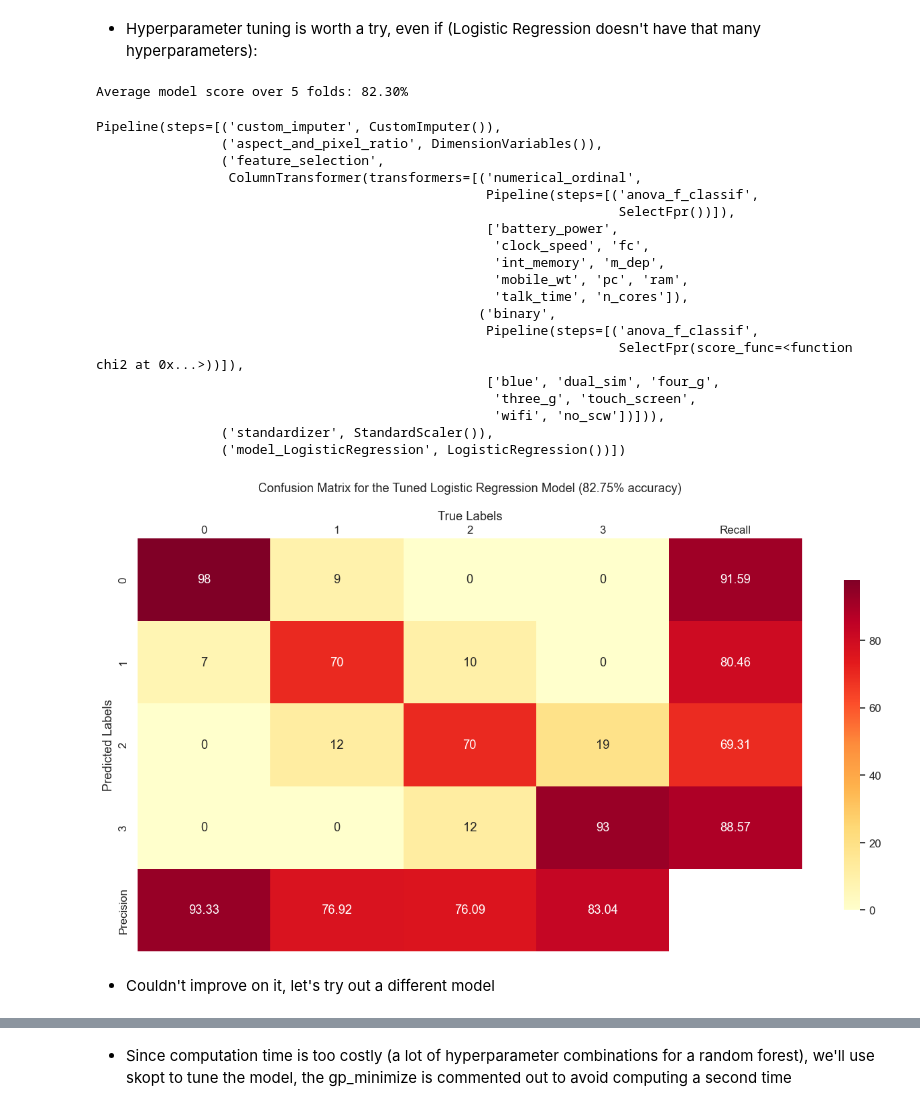
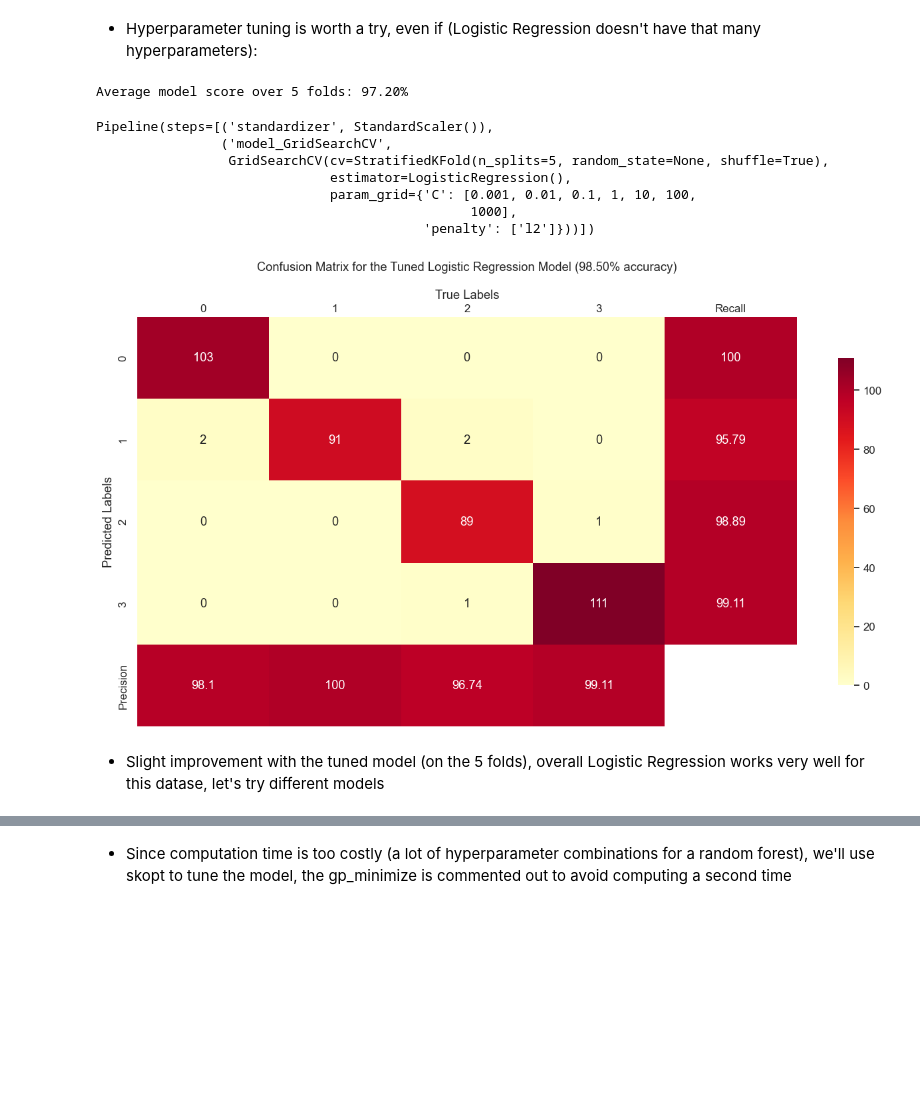
Before and after one commit to MrAnasAbid/MobilPrix, a Jupyter notebook: src/bayesian_opt.ipynb, the cells around one changed output, grey strips where cells are left out. Cells and saved outputs as stored; diff of their text form; code cells hidden in the pictures; blank space fills up the shorter version.

Commit message:
Slight modification

```diff
--- a/src/bayesian_opt.ipynb
+++ b/src/bayesian_opt.ipynb
@@ -509,5 +443,23 @@ def define_pipeline(model=None, tree = False):
+# %%
+def define_pipeline(model=None, scaler = False):
+    """
+    Function to create a pipeline with a certain model as an argument
+    If no model is passed, only the preprocessing steps are instanciated
+    """
+    preprocessing_steps = [
+        #('custom_imputer', CustomImputer()),
+        #('aspect_and_pixel_ratio', DimensionVariables()),
+    ]
+
+    if scaler:
+        preprocessing_steps.append(('standardizer', preprocessing.StandardScaler()))
+
+    if model is not None:
+        preprocessing_steps.append((f"model_{str(model).split('(')[0]}", model))
+
+    pipeline = Pipeline(preprocessing_steps)
+    return pipeline
 # %%
 y = data["price_range"]
 X = data.drop("price_range", axis = 1, inplace=False)
-X["no_scw"] = X.apply(lambda x: 1 if x["sc_w"] == 0 else 0, axis = 1)
-X = X[numerical_cols+ordinal_cols]
+X = X.drop(binary_cols, axis = 1)
@@ -553,12 +519,13 @@ For the rest of the analysis, a 5 fold cross validation metric will be used, if
 # %% [markdown]
 ## 1 - Logistic Regression
 # %%
-X_train, X_val, y_train, y_val= model_selection.train_test_split(X, y, train_size=0.8, random_state=42)
-LR = define_pipeline(linear_model.LogisticRegression(), tree=False)
+LR = define_pipeline(linear_model.LogisticRegression())
 cv_score = "{:.2%}".format(model_selection.cross_val_score(LR, X, y, scoring='accuracy', cv = 5).mean())
 print(f"Average model score over 5 folds: {cv_score}")
 display(LR)
 print("This treeview is honestly beautiful")
+
+X_train, X_val, y_train, y_val= model_selection.train_test_split(X, y, train_size=0.8, random_state=42)
 LR.fit(X_train, y_train)
 y_pred = LR.predict(X_val)
 
@@ -589,43 +539,39 @@ This treeview is honestly beautiful
 # %% [markdown]
 - Hyperparameter tuning is worth a try, even if (Logistic Regression doesn't have that many hyperparameters):
 # %%
-X_train, X_val, y_train ,y_val= model_selection.train_test_split(X, y, train_size=0.8, random_state=42)
+param_LR= {'C': [0.001, 0.01, 0.1, 1, 10, 100, 1000], 'penalty': ['l2']}
 
-param_LR= {'C': [0.001, 0.01, 0.1, 1, 10, 100, 1000], 'penalty': ['l2']}
-folds_LR = model_selection.StratifiedKFold(n_splits = 4, shuffle = True)
+folds_LR = model_selection.StratifiedKFold(n_splits = 5, shuffle = True)
 tuned_model_LR = model_selection.GridSearchCV(linear_model.LogisticRegression(),
                                            param_grid=param_LR,
                                            cv=folds_LR)
+
 LR_hyper = define_pipeline(tuned_model_LR, tree=False)
 cv_score = "{:.2%}".format(model_selection.cross_val_score(LR_hyper, X, y, scoring='accuracy', cv = 5).mean())
 print(f"Average model score over 5 folds: {cv_score}")
-display(LR)
+display(LR_hyper)
 LR_hyper.fit(X_train, y_train)
-y_pred = LR_hyper.predict(X_val)
+
+
+LR_best = define_pipeline(linear_model.LogisticRegression(**LR_hyper[1].best_params_), tree=False)
+X_train, X_val, y_train ,y_val= model_selection.train_test_split(X, y, train_size=0.8, random_state=42)
+LR_best.fit(X_train, y_train)
+y_pred = LR_best.predict(X_val)
+
+import pickle
+#pickle.dump({"Best_LogReg": LR_best}, open('LogReg' + ".p", "wb" ) )
 
 modified_confusion_matrix(y_pred, y_val, "Tuned Logistic Regression")
 # %% [output]
-Average model score over 5 folds: 82.30%
+Average model score over 5 folds: 97.20%
-Pipeline(steps=[('custom_imputer', CustomImputer()),
-                ('aspect_and_pixel_ratio', DimensionVariables()),
-                ('feature_selection',
-                 ColumnTransformer(transformers=[('numerical_ordinal',
-                                                  Pipeline(steps=[('anova_f_classif',
-                                                                   SelectFpr())]),
-                                                  ['battery_power',
-                                                   'clock_speed', 'fc',
-                                                   'int_memory', 'm_dep',
-                                                   'mobile_wt', 'pc', 'ram',
-                                                   'talk_time', 'n_cores']),
-                                                 ('binary',
-                                                  Pipeline(steps=[('anova_f_classif',
-                                                                   SelectFpr(score_func=<function chi2 at 0x...>))]),
-                                                  ['blue', 'dual_sim', 'four_g',
-                                                   'three_g', 'touch_screen',
-                                                   'wifi', 'no_scw'])])),
-                ('standardizer', StandardScaler()),
-                ('model_LogisticRegression', LogisticRegression())])
+Pipeline(steps=[('standardizer', StandardScaler()),
+                ('model_GridSearchCV',
+                 GridSearchCV(cv=StratifiedKFold(n_splits=5, random_state=None, shuffle=True),
+                              estimator=LogisticRegression(),
+                              param_grid={'C': [0.001, 0.01, 0.1, 1, 10, 100,
+                                                1000],
+                                          'penalty': ['l2']}))])
-[figure, old version]
+[figure, new version]
-# %% [markdown]
-- Couldn't improve on it, let's try out a different model
+# %% [markdown]
+- Slight improvement with the tuned model (on the 5 folds), overall Logistic Regression works very well for this datase, let's try different models
 # %% [markdown]
```
Also changed, not shown: parts of 49 cells of this notebook.
